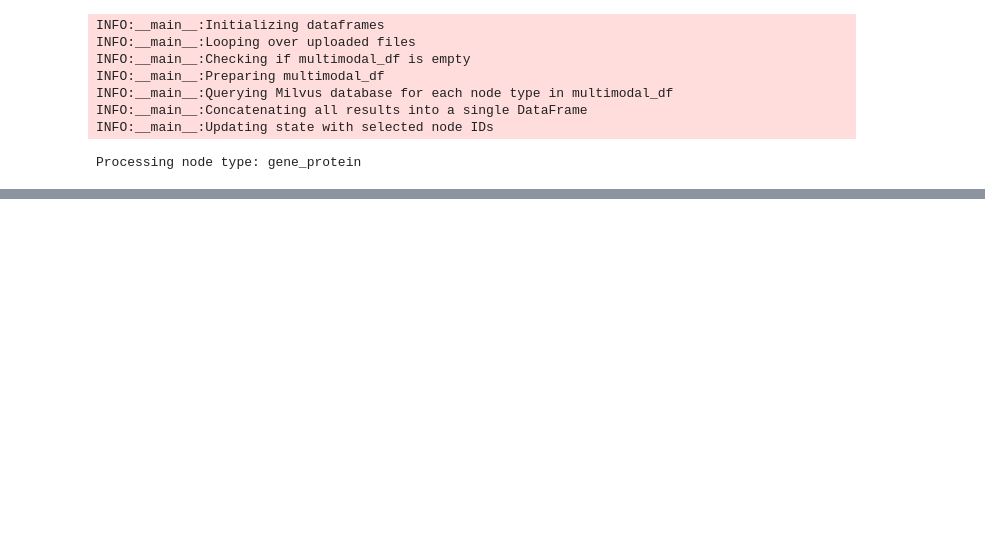
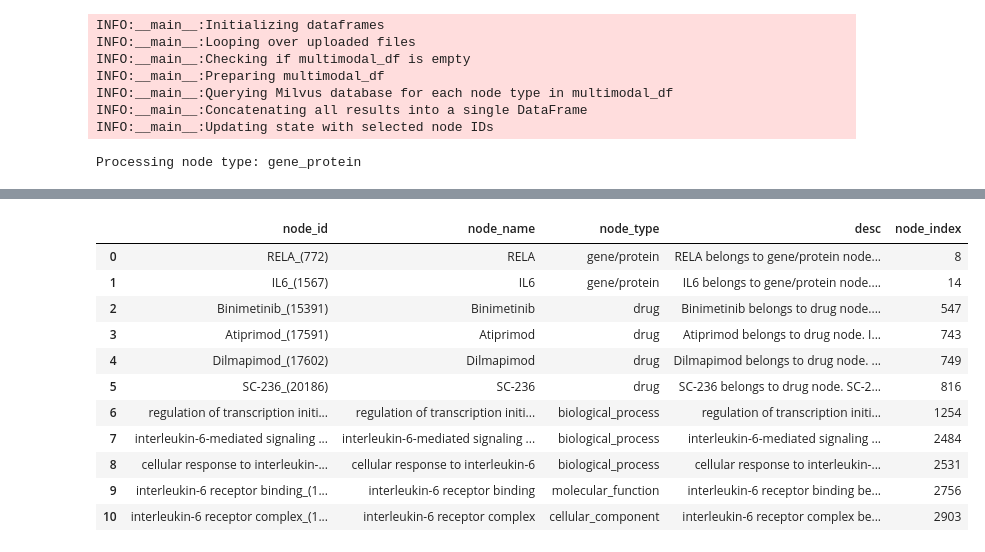
Before and after one commit to VirtualPatientEngine/AIAgents4Pharma, a Jupyter notebook: docs/notebooks/talk2knowledgegraphs/check_milvus_migration.ipynb, the cells around one changed output, grey strips where cells are left out. Cells and saved outputs as stored; diff of their text form; code cells hidden in the pictures; blank space fills up the shorter version.

Commit message:
fix: migrate subgraph extraction tool using milvus

```diff
--- a/docs/notebooks/talk2knowledgegraphs/check_milvus_migration.ipynb
+++ b/docs/notebooks/talk2knowledgegraphs/check_milvus_migration.ipynb
@@ -185,0 +561,23 @@ utility.list_collections()
+# %%
+coll_name = f"{milvus_database}_nodes"
+node_coll = Collection(name=coll_name)
+node_coll.load()
+nodes = node_coll.query(
+    expr=f'node_index IN [{",".join(f"{n}" for n in [8, 14, 547, 743, 749, 816, 1254, 2484, 2531, 2756, 2903])}]',
+    output_fields=['node_id', 'node_name', 'node_type', 'desc']
+)
+nodes = df.DataFrame(nodes)
+nodes
+# %% [output]
+|  | node_id | node_name | node_type | desc | node_index |
+| 0 | RELA_(772) | RELA | gene/protein | RELA belongs to gene/protein node... | 8 |
+| 1 | IL6_(1567) | IL6 | gene/protein | IL6 belongs to gene/protein node.... | 14 |
+| 2 | Binimetinib_(15391) | Binimetinib | drug | Binimetinib belongs to drug node.... | 547 |
+| 3 | Atiprimod_(17591) | Atiprimod | drug | Atiprimod belongs to drug node. I... | 743 |
+| 4 | Dilmapimod_(17602) | Dilmapimod | drug | Dilmapimod belongs to drug node. ... | 749 |
+| 5 | SC-236_(20186) | SC-236 | drug | SC-236 belongs to drug node. SC-2... | 816 |
+| 6 | regulation of transcription initi... | regulation of transcription initi... | biological_process | regulation of transcription initi... | 1254 |
+| 7 | interleukin-6-mediated signaling ... | interleukin-6-mediated signaling ... | biological_process | interleukin-6-mediated signaling ... | 2484 |
+| 8 | cellular response to interleukin-... | cellular response to interleukin-6 | biological_process | cellular response to interleukin-... | 2531 |
+| 9 | interleukin-6 receptor binding_(1... | interleukin-6 receptor binding | molecular_function | interleukin-6 receptor binding be... | 2756 |
+| 10 | interleukin-6 receptor complex_(1... | interleukin-6 receptor complex | cellular_component | interleukin-6 receptor complex be... | 2903 |
```
Also changed, not shown: parts of 96 cells of this notebook, 6 other files.
